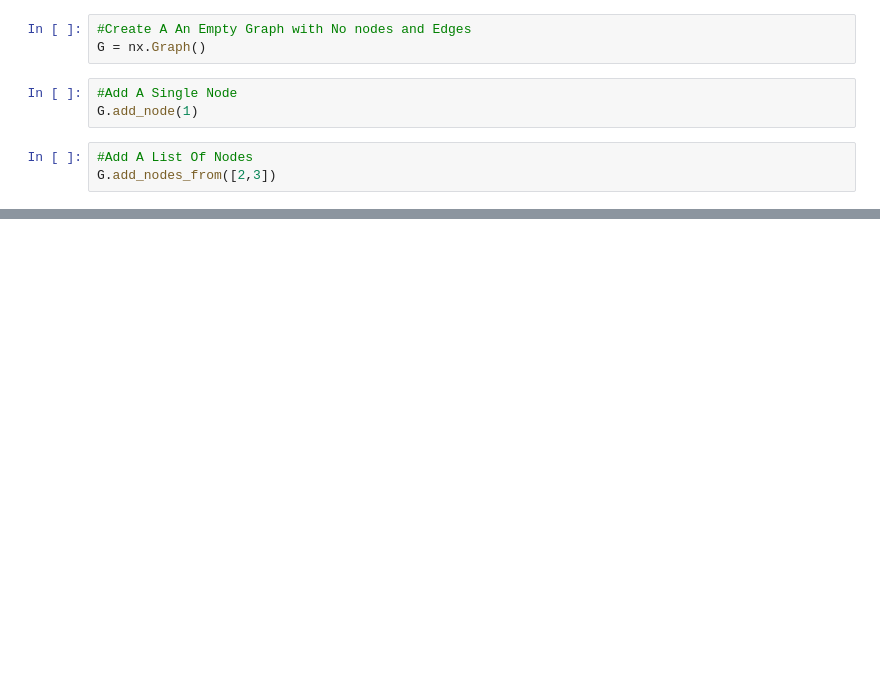
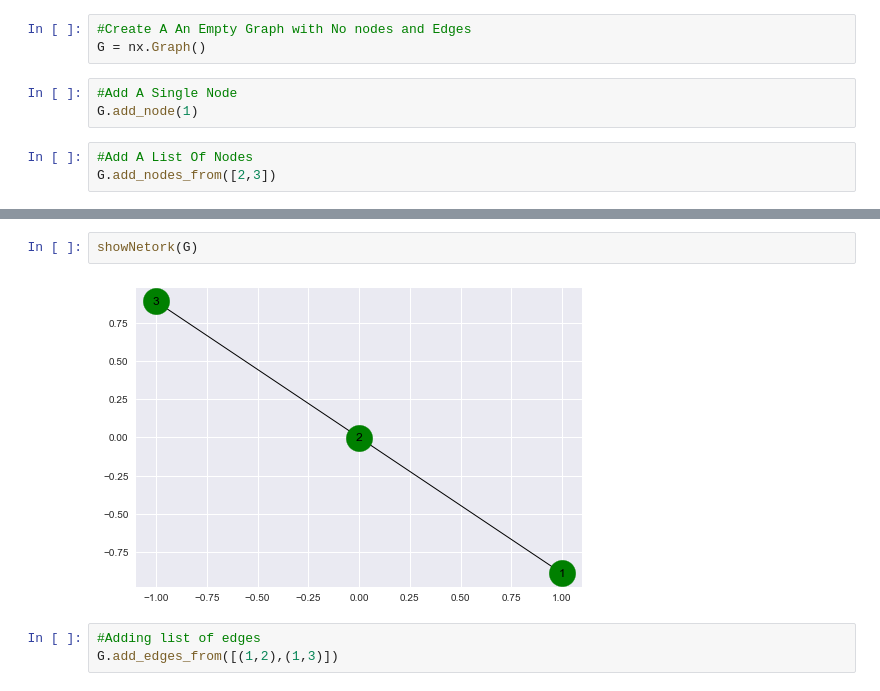
Before and after one commit to JayantGoel001/GraphsAndSocialNetworkAnalytics, a Jupyter notebook: Graph Using NetworkX.ipynb, the cells around one changed output, grey strips where cells are left out. Saved outputs shown, nothing was run; the diff lists cells and outputs as text; blank space fills up the shorter version.

```diff
--- a/Graph Using NetworkX.ipynb
+++ b/Graph Using NetworkX.ipynb
@@ -19,0 +34,7 @@ ax.tick_params(left=True,bottom=True,labelleft=True,labelbottom=True)
+# %%
+showNetork(G)
+# %% [output]
+[figure, added]
+# %%
+#Adding list of edges
+G.add_edges_from([(1,2),(1,3)])
```
Also changed, not shown: parts of 8 cells of this notebook.
